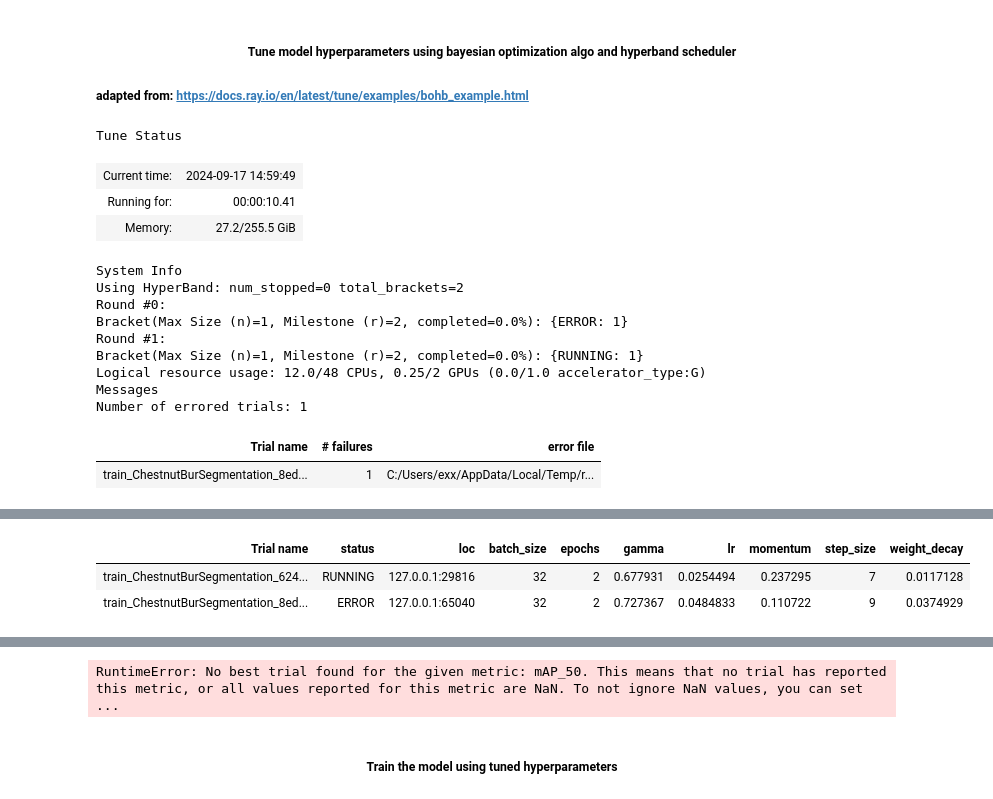
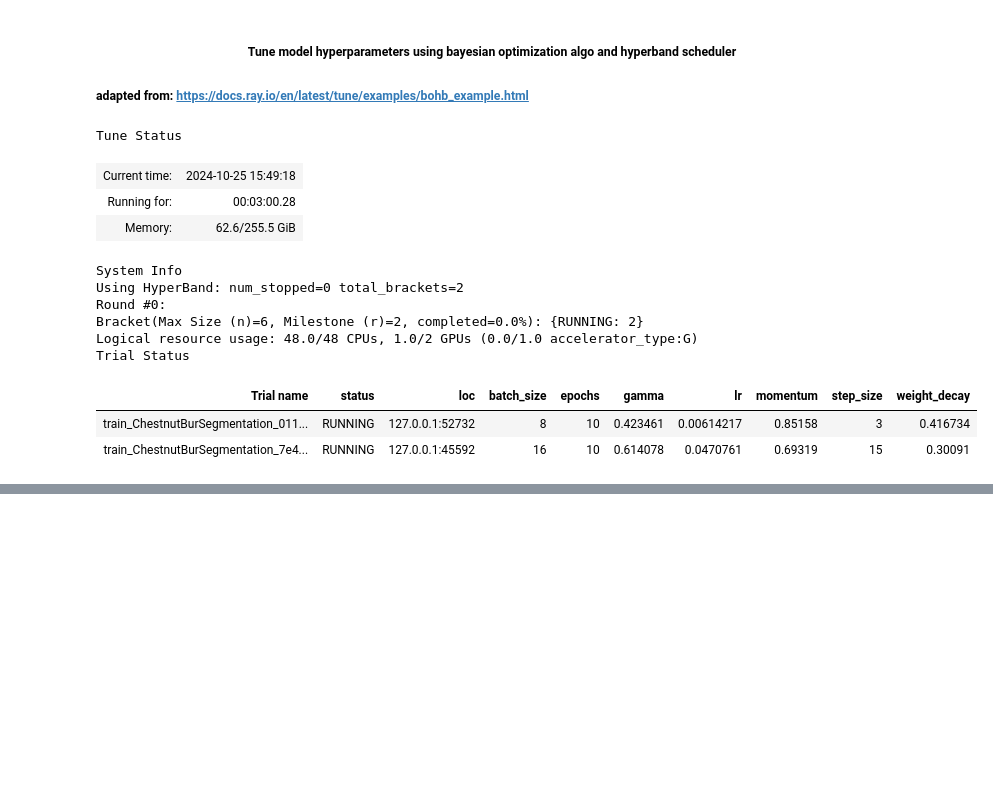
Before and after one commit to ZackLoken/Savanna-Institute-Image-Analysis, a Jupyter notebook: Drone-based_Chestnut_Detection/ChestnutBur_Segmentation_MaskRCNN_PyTorch.ipynb, the cells around one changed output, grey strips where cells are left out. Drawn from its saved outputs; the diff is of its cells as text; code cells hidden in the pictures; blank space fills up the shorter version.

```diff
--- a/Drone-based_Chestnut_Detection/ChestnutBur_Segmentation_MaskRCNN_PyTorch.ipynb
+++ b/Drone-based_Chestnut_Detection/ChestnutBur_Segmentation_MaskRCNN_PyTorch.ipynb
@@ -26,5 +26,5 @@ from detection_pytorch import engine
 ##### <center> Load the image and annotation data </center>
 # %%
 # load annotations from json file here: "C:\Users\exx\Downloads\Route 9 Orchard 4.v1-test_dataset.coco-segmentation\train\_annotations.coco.json"
-annos = json.load(open("C:/Users/exx/Downloads/Route 9 Orchard 4.v1-test_dataset.coco-segmentation/train/_annotations.coco.json"))
+annos = json.load(open("C:/Users/exx/Downloads/_annotations.coco.json"))
 # %%
@@ -50,12 +44,6 @@ df["bbox"] = annos_df["bbox"].apply(lambda x: torch.tensor(x))
 df["area"] = annos_df["area"].apply(lambda x: torch.tensor(x))
 df["segmentation"] = annos_df["segmentation"].apply(lambda x: torch.tensor(x))
 df["iscrowd"] = annos_df["iscrowd"]
-
-# get the file names that have chestnut burs
-files_with_burs = df[df["category_name"] == "chestnut bur"]["file_name"].unique()
-
-# filter df to keep only rows with file name in files with burs
-df = df[df["file_name"].isin(files_with_burs)]
 # %%
 image_dir = "C:\\Users\\exx\\EasyIDP\\Route9_Orchard4\\Outputs\\Roboflow\\images"
 
@@ -361,7 +320,7 @@ def train_ChestnutBurSegmentation(search_space, indices):
     val_ds = Subset(val_ds, indices[-int(len(train_ds)*0.2):-int(len(train_ds)*0.05)]) # next 15% of dataset for validation
 
     train_dl = DataLoader(train_ds, batch_size = search_space["batch_size"], shuffle = True, collate_fn = ChestnutBurSegmentation.collate_fn, num_workers=0, pin_memory=True)
-    val_dl = DataLoader(val_ds, batch_size = search_space["batch_size"], shuffle = False, collate_fn = ChestnutBurSegmentation.collate_fn, num_workers=0, pin_memory=True)
+    val_dl = DataLoader(val_ds, batch_size = 1, shuffle = False, collate_fn = ChestnutBurSegmentation.collate_fn, num_workers=0, pin_memory=True)
 
     # Main training function
     for epoch in range(start_epoch, search_space["epochs"]):
@@ -382,8 +341,8 @@ def train_ChestnutBurSegmentation(search_space, indices):
             checkpoint = train.Checkpoint.from_directory(temp_checkpoint_dir)
             train.report(
                 {"train_loss": train_logger.loss.value, # metric_logger object,
-                "mAP_50": val_metrics.coco_eval['bbox'].stats[1], # coco evaluator object (mAP@50)
-                "mAR_100": val_metrics.coco_eval['bbox'].stats[8], # coco evaluator object (mAR@100)
+                "mAP_50": val_metrics.coco_eval['segm'].stats[1], # coco evaluator object (mAP@50)
+                "mAR_100": val_metrics.coco_eval['segm'].stats[8], # coco evaluator object (mAR@100)
                 "epoch": epoch},
                 checkpoint = checkpoint
             )
@@ -408,7 +367,7 @@ def test_best_model(best_result, indices):
 
     test_results = engine.evaluate(best_model, test_dl, device=device)
 
-    print(f'Best trial test set mAP_50: {test_results.coco_eval["bbox"].stats[1]} and mAR_100: {test_results.coco_eval["bbox"].stats[8]}')
+    print(f'Best trial test set mAP_50: {test_results.coco_eval["segm"].stats[1]} and mAR_100: {test_results.coco_eval["segm"].stats[8]}')
 
 
 def trial_dirname_creator(trial):
@@ -419,7 +378,7 @@ torch.cuda.empty_cache()
 def main(num_samples, indices):
     search_space = CS.ConfigurationSpace()
     search_space.add_hyperparameter(
-        CS.Constant("epochs", 2)
+        CS.Constant("epochs", 10)
     )
     search_space.add_hyperparameter(
         CS.UniformFloatHyperparameter("lr", lower=0.00009, upper=0.1)
@@ -440,6 +399,11 @@ def main(num_samples, indices):
         CS.CategoricalHyperparameter("batch_size", choices=[2, 4, 8, 16, 32])
     )
 
+    # Extract the integer value of epochs
+    max_epochs = search_space.get_hyperparameter("epochs").default_value
+    # Ensure max_epochs is an integer
+    max_epochs = int(max_epochs)
+
     algo = TuneBOHB(
         space=search_space,
         metric="mAP_50",
@@ -448,7 +412,7 @@ def main(num_samples, indices):
     algo = tune.search.ConcurrencyLimiter(algo, max_concurrent=4)
     scheduler = HyperBandForBOHB(
         time_attr="training_iteration",
-        max_t=search_space.get_hyperparameter("epochs").default_value,
+        max_t=max_epochs,
         reduction_factor=4,
         stop_last_trials=False,
     )
@@ -456,52 +420,50 @@ def main(num_samples, indices):
     tuner = tune.Tuner(
         tune.with_resources(
             tune.with_parameters(train_ChestnutBurSegmentation, indices=indices),
-            resources = {"cpu": 12, "gpu": 0.25},
+            resources = {"cpu": 24, "gpu": 0.5},
         ),
         run_config=train.RunConfig(
             name="bohb_exp",
             storage_path='C:/Users/exx/Documents/GitHub/Savanna-Institute/Drone-based_Chestnut_Detection/ray_results',
-            stop={"training_iteration": search_space["epochs"]}
+            stop={"training_iteration": max_epochs},
         ),
         tune_config = tune.TuneConfig(
             metric = "mAP_50",
             mode = "max",
             search_alg = algo,
             scheduler = scheduler,
-            num_samples = num_samples,
+            num_samples = int(num_samples),
             time_budget_s=600000,
             trial_dirname_creator=trial_dirname_creator
         ),
     )
 
     results = tuner.fit()
 
-    best_result = results.get_best_result("mAP_50", "max")
+    best_result = results.get_best_result(metric = "mAP_50", mode = "max", scope = "all", filter_nan_and_inf=False)
 
     print("Best trial config: {}".format(best_result.config))
     print("Best trial final training loss: {}".format(best_result.metrics["train_loss"]))
     print("Best trial final validation mAP_50: {}".format(best_result.metrics["mAP_50"]))
     print("Best trial final validation mAR_100: {}".format(best_result.metrics["mAR_100"]))
 
     test_best_model(best_result, indices)
 
     return best_result
 
 if __name__ == "__main__":
-    best_trial = main(num_samples = 10, indices = indices)
+    best_trial = main(num_samples = 2, indices = indices)
 # %% [output]
 Tune Status
-| Current time: | 2024-09-17 14:59:49 |
-| Running for: | 00:00:10.41 |
-| Memory: | 27.2/255.5 GiB |
+| Current time: | 2024-10-25 15:49:18 |
+| Running for: | 00:03:00.28 |
+| Memory: | 62.6/255.5 GiB |
 System Info
 Using HyperBand: num_stopped=0 total_brackets=2
 Round #0:
-Bracket(Max Size (n)=1, Milestone (r)=2, completed=0.0%): {ERROR: 1}
-Round #1:
-Bracket(Max Size (n)=1, Milestone (r)=2, completed=0.0%): {RUNNING: 1}
-Logical resource usage: 12.0/48 CPUs, 0.25/2 GPUs (0.0/1.0 accelerator_type:G)
-Messages
-Number of errored trials: 1
+Bracket(Max Size (n)=6, Milestone (r)=2, completed=0.0%): {RUNNING: 2}
+Logical resource usage: 48.0/48 CPUs, 1.0/2 GPUs (0.0/1.0 accelerator_type:G)
+Trial Status
-| Trial name | # failures | error file |
-| train_ChestnutBurSegmentation_8ed... | 1 | C:/Users/exx/AppData/Local/Temp/r... |
+| Trial name | status | loc | batch_size | epochs | gamma | lr | momentum | step_size | weight_decay |
+| train_ChestnutBurSegmentation_011... | RUNNING | 127.0.0.1:52732 | 8 | 10 | 0.423461 | 0.00614217 | 0.85158 | 3 | 0.416734 |
+| train_ChestnutBurSegmentation_7e4... | RUNNING | 127.0.0.1:45592 | 16 | 10 | 0.614078 | 0.0470761 | 0.69319 | 15 | 0.30091 |
@@ -509,3 +471,0 @@ Trial Status
-| Trial name | status | loc | batch_size | epochs | gamma | lr | momentum | step_size | weight_decay |
-| train_ChestnutBurSegmentation_624... | RUNNING | 127.0.0.1:29816 | 32 | 2 | 0.677931 | 0.0254494 | 0.237295 | 7 | 0.0117128 |
-| train_ChestnutBurSegmentation_8ed... | ERROR | 127.0.0.1:65040 | 32 | 2 | 0.727367 | 0.0484833 | 0.110722 | 9 | 0.0374929 |
@@ -529,4 +472 @@ Resume experiment with: Tuner.restore(path="C:/Users/exx/Documents/GitHub/Savann
-RuntimeError: No best trial found for the given metric: mAP_50. This means that no trial has reported this metric, or all values reported for this metric are NaN. To not ignore NaN values, you can set ...
-# %% [markdown]
-##### <center> Train the model using tuned hyperparameters </center>
 # %%
```
Also changed, not shown: parts of 7 cells of this notebook.
